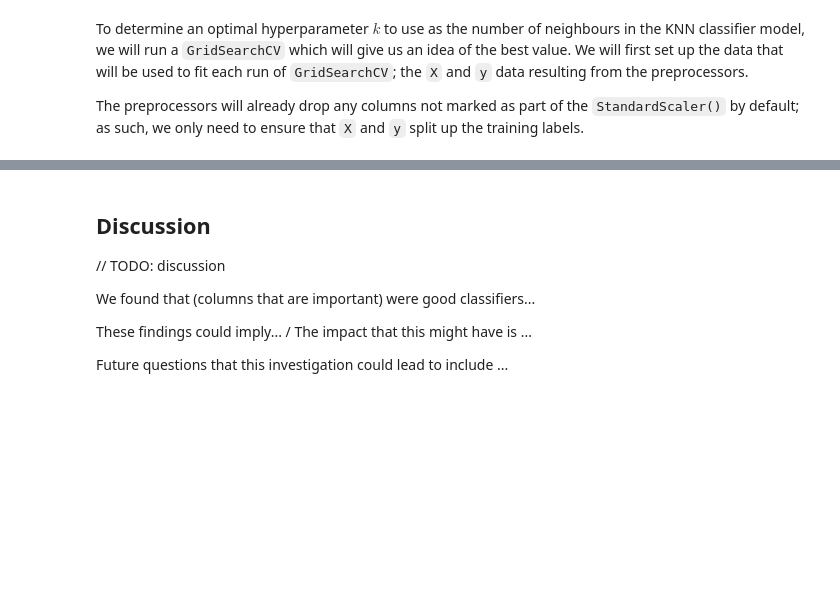
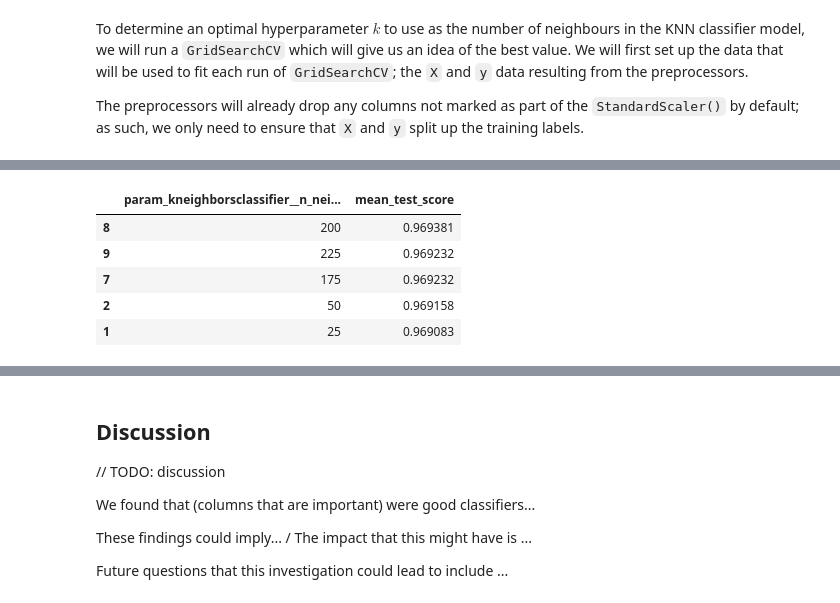
Before and after one commit to Lucas-Kuhn/group7_prj, a Jupyter notebook: notebook/Pulsar Report.ipynb, the cells around one changed output, grey strips where cells are left out. Cells and saved outputs as stored; diff of their text form; code cells hidden in the pictures; blank space fills up the shorter version.

```diff
--- a/notebook/Pulsar Report.ipynb
+++ b/notebook/Pulsar Report.ipynb
@@ -340,0 +435,21 @@ all_model_grid = all_grid.fit(X_train, y_train)
+# %%
+accuracies_kurtosis_grid_plot = (
+    alt.Chart(accuracies_kurtosis_grid, title="Grid Search using One Predictor (Profile_kurtosis)")
+    .mark_line(point=True)
+    .encode(
+        x=alt.X("param_kneighborsclassifier__n_neighbors", title="Number of Neighbors", scale=alt.Scale(zero=False),),
+        y=alt.Y("mean_test_score", title="Mean Test Score", scale=alt.Scale(zero=False)),
+    )
+    .configure_axis(labelFontSize=16, titleFontSize=16)
+    .properties(width=400, height=400)
+)
+
+display(accuracies_kurtosis_grid.sort_values(by="rank_test_score")[["param_kneighborsclassifier__n_neighbors", "mean_test_score"]].head())
+accuracies_kurtosis_grid_plot
+# %% [output]
+|  | param_kneighborsclassifier__n_nei... | mean_test_score |
+| 8 | 200 | 0.969381 |
+| 9 | 225 | 0.969232 |
+| 7 | 175 | 0.969232 |
+| 2 | 50 | 0.969158 |
+| 1 | 25 | 0.969083 |
```
Also changed, not shown: parts of 22 cells of this notebook.
